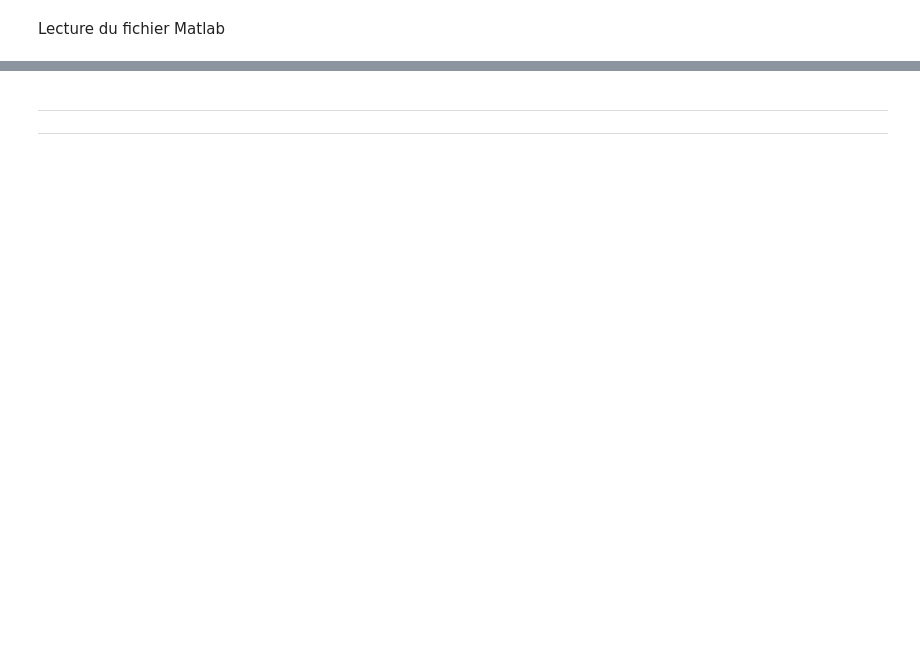
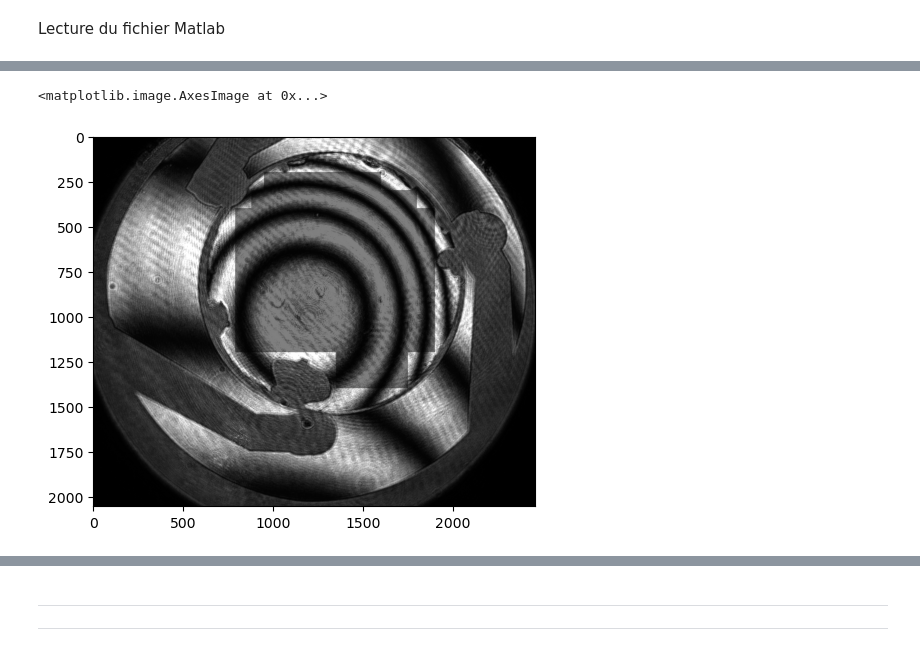
Before and after one commit to IOGS-LEnsE-ressources/camera-gui, a Jupyter notebook: applis/Zygo-labwork/_test/unwrapping.ipynb, the cells around one changed output, grey strips where cells are left out. Cells and saved outputs as stored; diff of their text form; code cells hidden in the pictures; blank space fills up the shorter version.

```diff
--- a/applis/Zygo-labwork/_test/unwrapping.ipynb
+++ b/applis/Zygo-labwork/_test/unwrapping.ipynb
@@ -258,0 +322,12 @@ plt.imshow(phi)
+# %%
+mask = np.zeros_like(images[0])
+mask[400:1200, 790:1900] = 1
+mask[200:400, 950:1600] = 1
+mask[300:400, 880:1800] = 1
+mask[1200:1400, 1350:1750] = 1
+
+plt.imshow(images[0], cmap='magma')
+plt.imshow(images[0]*(1-mask/2), cmap='gray')
+# %% [output]
+<matplotlib.image.AxesImage at 0x...>
+[figure, added]
```
Also changed, not shown: parts of 25 cells of this notebook, 1 other file.
